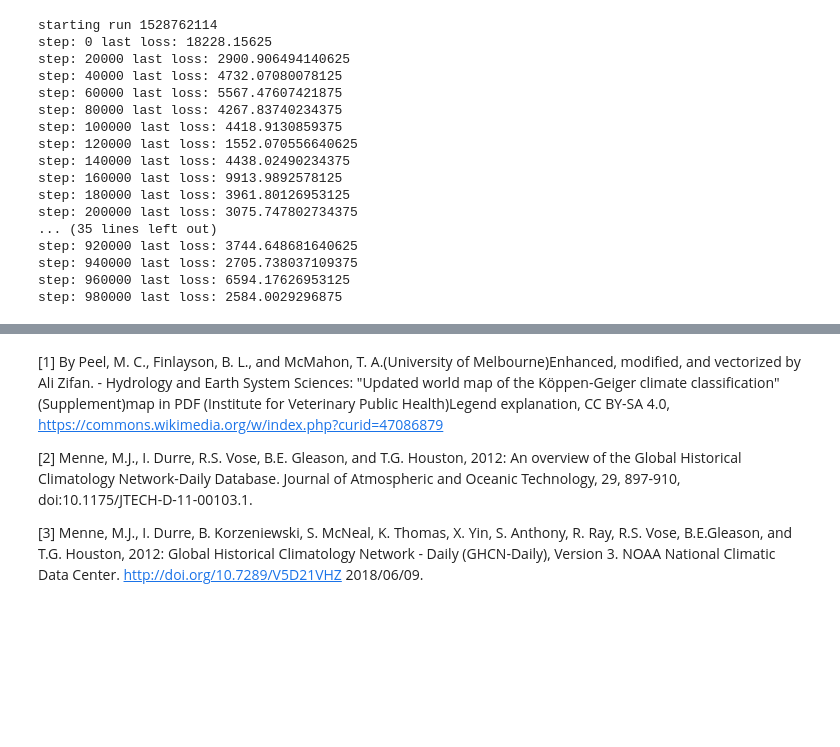
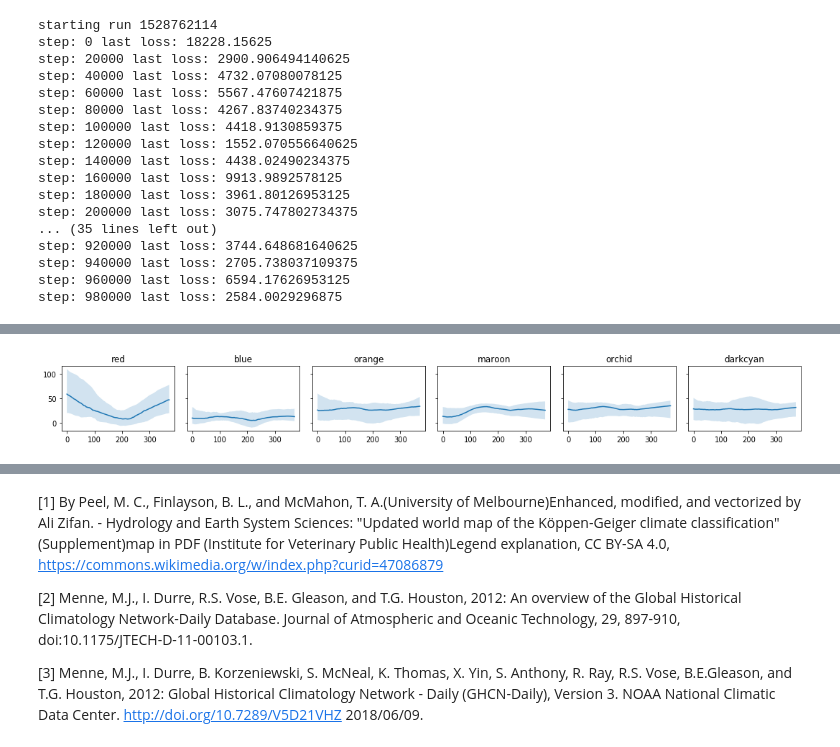
Before and after one commit to jessstringham/notebooks, a Jupyter notebook: 2018-06-11-climate-classification-with-neural-nets.ipynb, the cells around one changed output, grey strips where cells are left out. Saved outputs shown, nothing was run; the diff lists cells and outputs as text; code cells hidden in the pictures; blank space fills up the shorter version.

```diff
--- a/2018-06-11-climate-classification-with-neural-nets.ipynb
+++ b/2018-06-11-climate-classification-with-neural-nets.ipynb
@@ -362,3 +466,9 @@ INFO:tensorflow:Restoring parameters from data/weather/tf_logs/model.cpkt
+# %%
+plot_predictions(climate_predictions, plot_temperature=False)
+maybe_save_plot('2018-06-11-year-precipitation-predictions')
+plt.show()
+# %% [output]
+[figure, added]
 # %% [markdown]
 ### TensorBoard Projector
 
```
Also changed, not shown: parts of 23 cells of this notebook, 4 other files.
